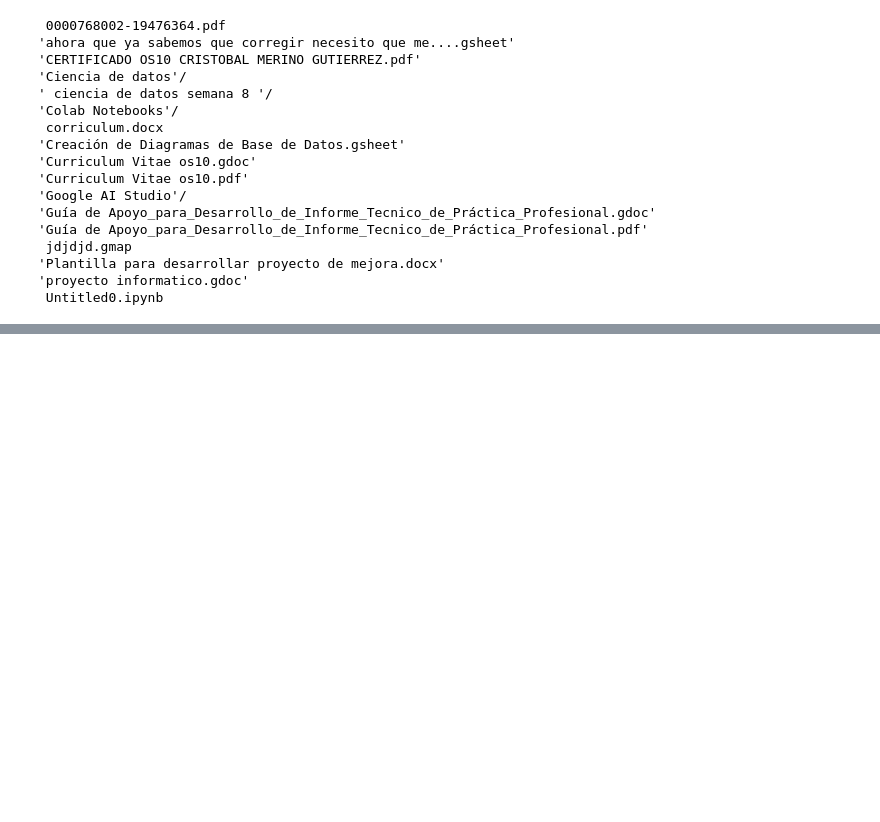
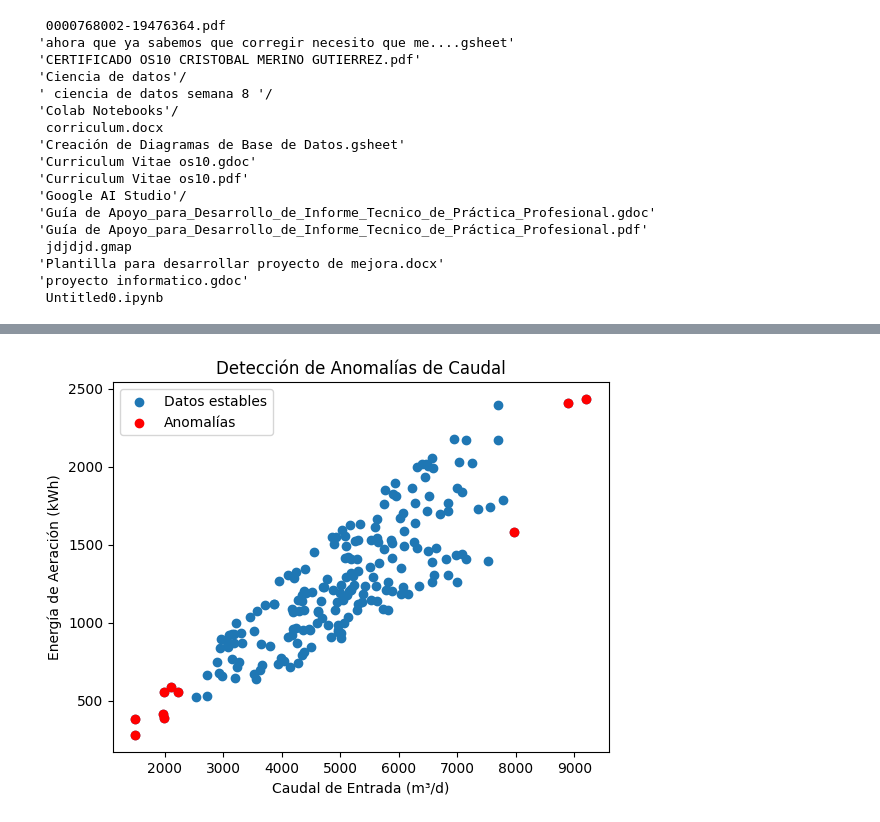
Before and after one commit to amida96/ciencia-de-datos-semana-8, a Jupyter notebook: ciencia_de_datos_sem_8.ipynb, the cells around one changed output, grey strips where cells are left out. Saved outputs shown, nothing was run; the diff lists cells and outputs as text; code cells hidden in the pictures; blank space fills up the shorter version.

```diff
--- a/ciencia_de_datos_sem_8.ipynb
+++ b/ciencia_de_datos_sem_8.ipynb
@@ -101,0 +177,5 @@ Drive already mounted at /content/drive; to attempt to forcibly remount, call dr
+# %%
+z_scores = stats.zscore(data_operativa['caudal_entrada_m3_d'])
+# %%
+anomalias = data_operativa[abs(z_scores) > 2]
+anomalias
@@ -101,0 +194,16 @@ Drive already mounted at /content/drive; to attempt to forcibly remount, call dr
+# %%
+import matplotlib.pyplot as plt
+
+# Graficar todos los datos
+plt.scatter(data_operativa['caudal_entrada_m3_d'], data_operativa['energia_aeracion_kWh'], label='Datos estables')
+
+# Graficar las anomalías en rojo
+plt.scatter(anomalias['caudal_entrada_m3_d'], anomalias['energia_aeracion_kWh'], color='red', label='Anomalías')
+
+plt.xlabel('Caudal de Entrada (m³/d)')
+plt.ylabel('Energía de Aeración (kWh)')
+plt.title('Detección de Anomalías de Caudal')
+plt.legend()
+plt.show()
+# %% [output]
+[figure, added]
```
Also changed, not shown: parts of 9 cells of this notebook.
